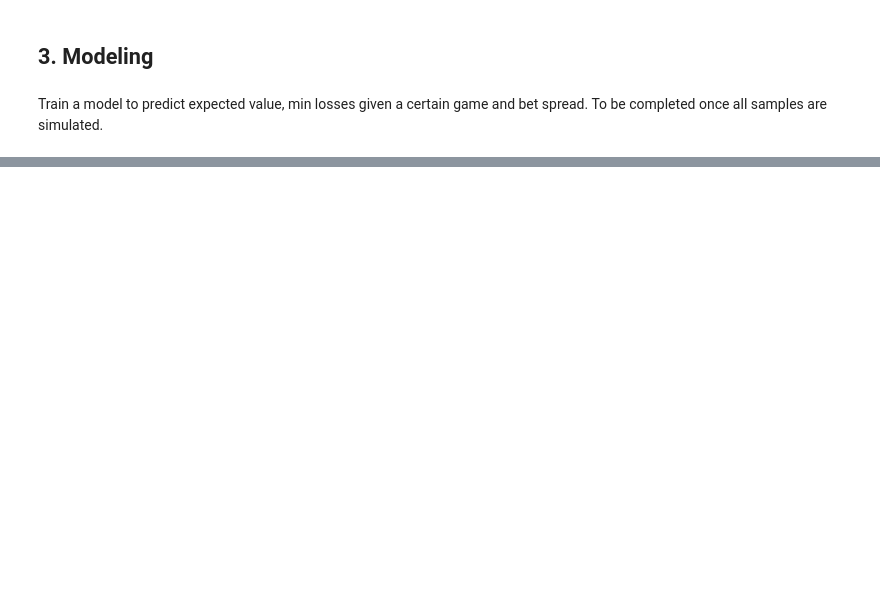
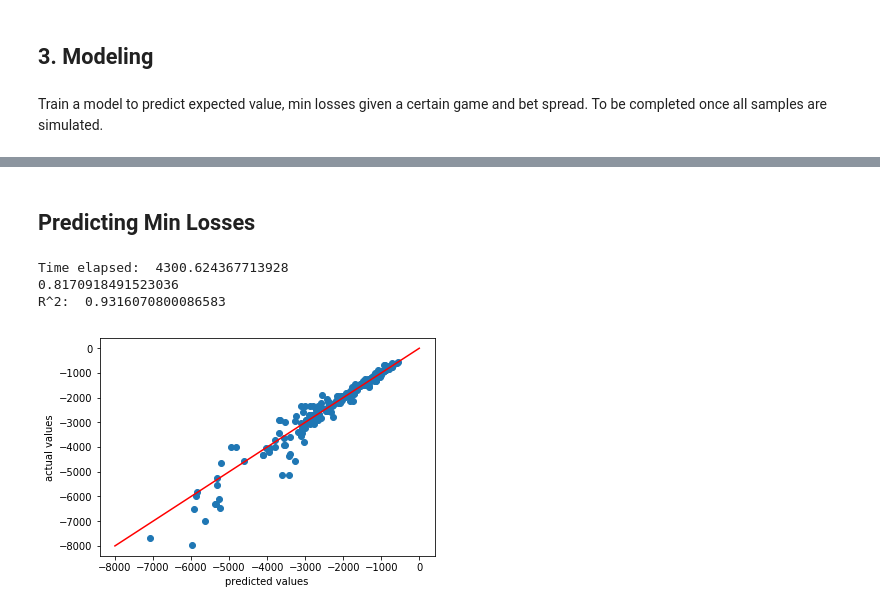
Before and after one commit to scatkinson/BlackjackSimulator, a Jupyter notebook: BlackjackML.ipynb, the cells around one changed output, grey strips where cells are left out. Saved outputs shown, nothing was run; the diff lists cells and outputs as text; code cells hidden in the pictures; blank space fills up the shorter version.

```diff
--- a/BlackjackML.ipynb
+++ b/BlackjackML.ipynb
@@ -329,0 +461,54 @@ Train a model to predict expected value, min losses given a certain game and bet
+# %% [markdown]
+## Predicting Min Losses
+# %%
+# gridsearch losses with RandomForest
+
+start = time.time()
+
+steps = [('RF', RandomForestRegressor(random_state=2))]
+
+n_est = [int(n) for n in np.logspace(start=1,stop=3, num=10)]
+
+criteria = ['mse', 'mae']
+
+depths = [int(n) for n in np.logspace(start=1, stop=2, num=10)]
+
+num_features = ['auto','sqrt','log2']
+
+RF_params = {'RF__n_estimators': n_est,
+            'RF__criterion': criteria,
+            'RF__max_depth': depths,
+            'RF__max_features': num_features
+            }
+
+RF_pipe = Pipeline(steps)
+
+RF_losses_cv = GridSearchCV(RF_pipe, param_grid=RF_params, cv=3)
+
+RF_losses_cv.fit(X_train,losses_train)
+
+end = time.time()
+
+
+
+print('Time elapsed: ', end-start)
+
+RF_losses_df = pd.DataFrame(RF_losses_cv.cv_results_)
+RF_losses_df.to_csv('BJ_regression/RF_losses_cv_results.csv')
+print(RF_losses_cv.best_score_)
+
+RF_losses = RF_losses_cv.best_estimator_
+RF_losses.fit(X_train,losses_train)
+losses_pred = RF_losses.predict(X_test)
+print('R^2: ', r2_score(losses_test,losses_pred))
+
+plt.scatter(losses_pred, losses_test)
+plt.plot([-8000,0],[-8000,0], c='r')
+plt.xlabel('predicted values')
+plt.ylabel('actual values')
+plt.show()
+# %% [output]
+Time elapsed:  4300.624367713928
+0.8170918491523036
+R^2:  0.9316070800086583
+[figure, added]
```
Also changed, not shown: parts of 12 cells of this notebook.
